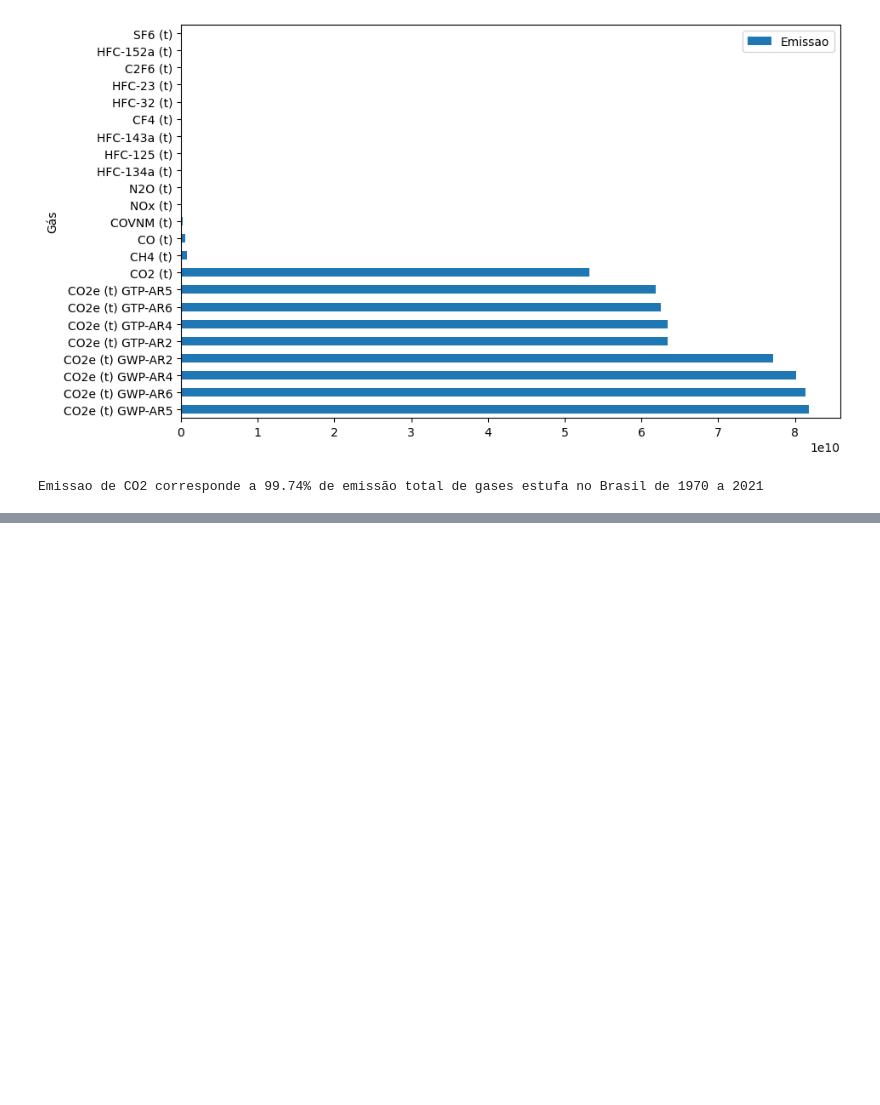
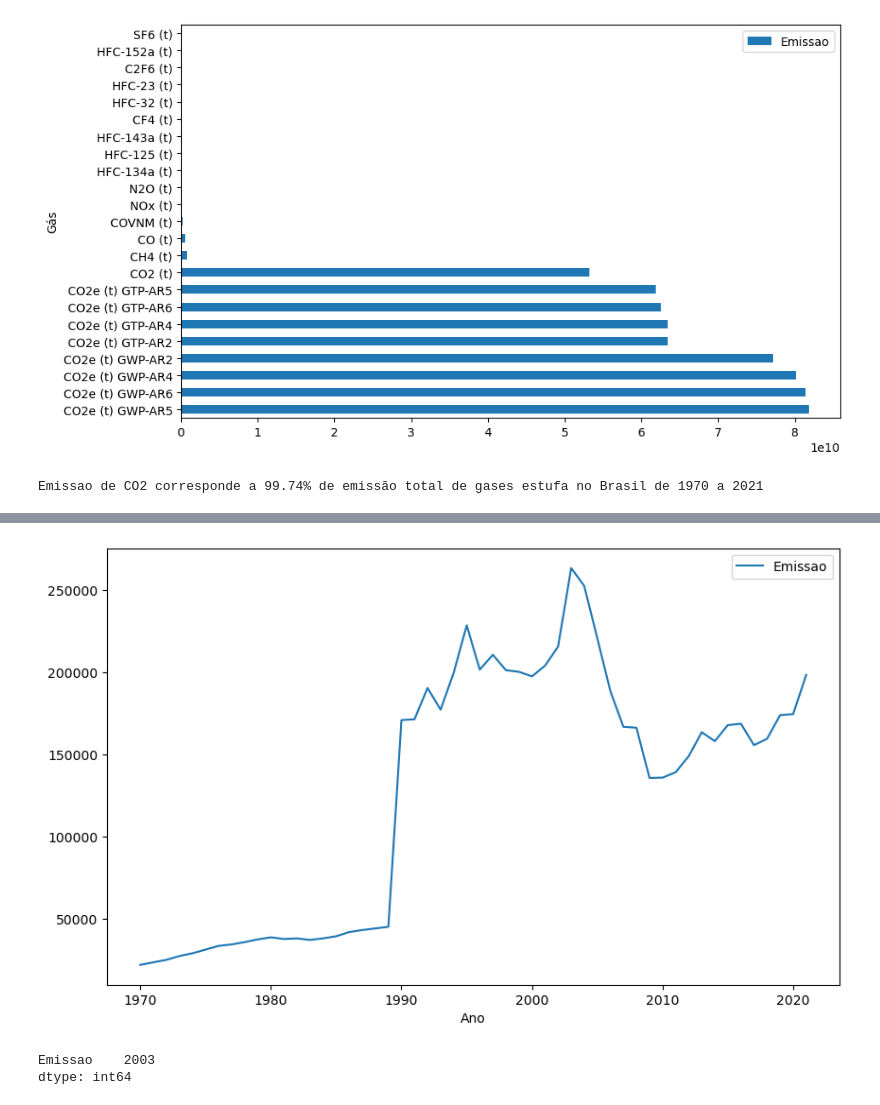
Before and after one commit to ra230537/portifolio-ia, a Jupyter notebook: 4-selecting-grouping-data/src/classes/code.ipynb, the cells around one changed output, grey strips where cells are left out. Cells and saved outputs as stored; diff of their text form; code cells hidden in the pictures; blank space fills up the shorter version.

```diff
--- a/4-selecting-grouping-data/src/classes/code.ipynb
+++ b/4-selecting-grouping-data/src/classes/code.ipynb
@@ -274,0 +398,10 @@ Emissao de CO2 corresponde a 99.74% de emissão total de gases estufa no Brasil
+# %%
+df_year.groupby('Ano')[['Emissao']].mean().plot(figsize=(10, 6));
+# %% [output]
+[figure, added]
+# %%
+# extrair maximo
+df_year.groupby('Ano')[['Emissao']].mean().idxmax()
+# %% [output]
+Emissao    2003
+dtype: int64
```
Also changed, not shown: parts of 13 cells of this notebook, 18 other files.
